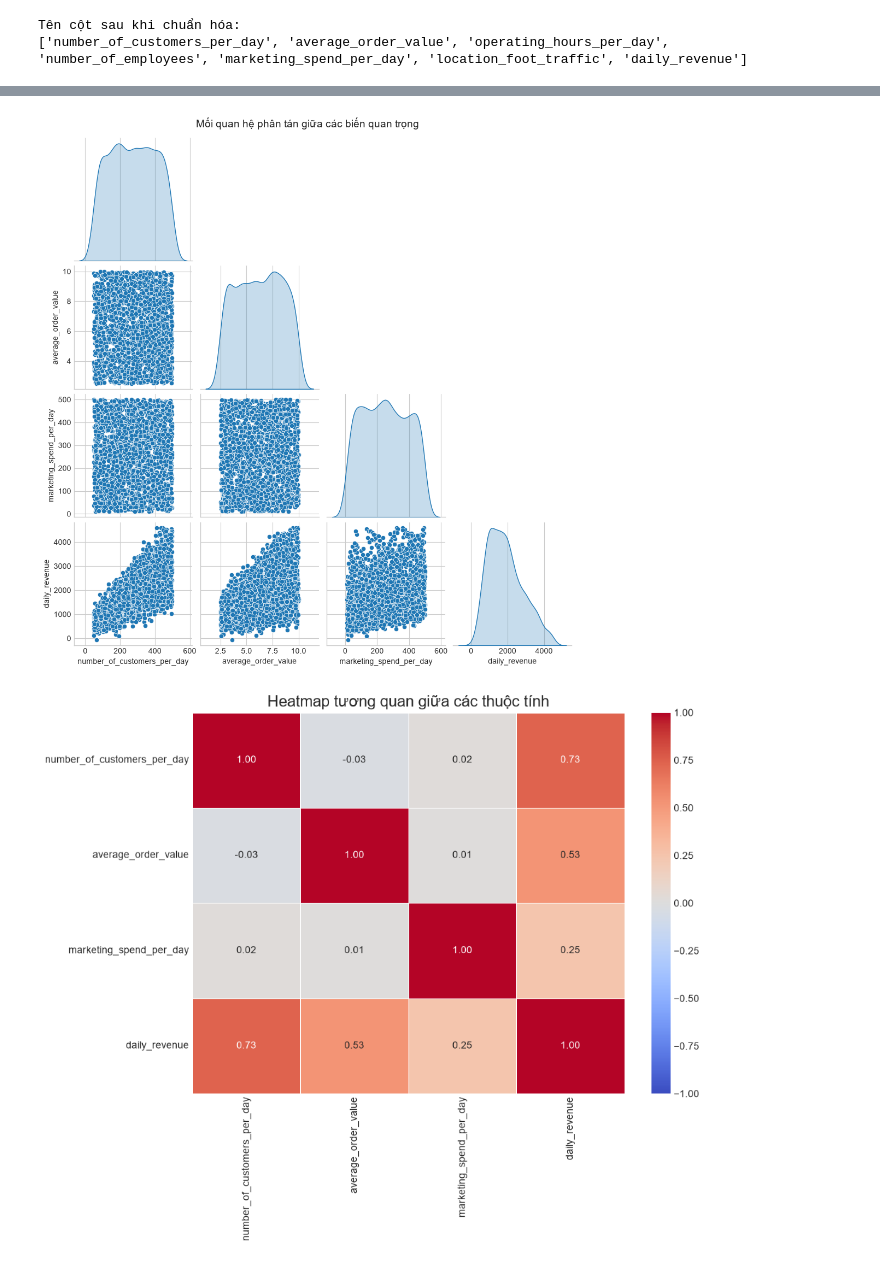
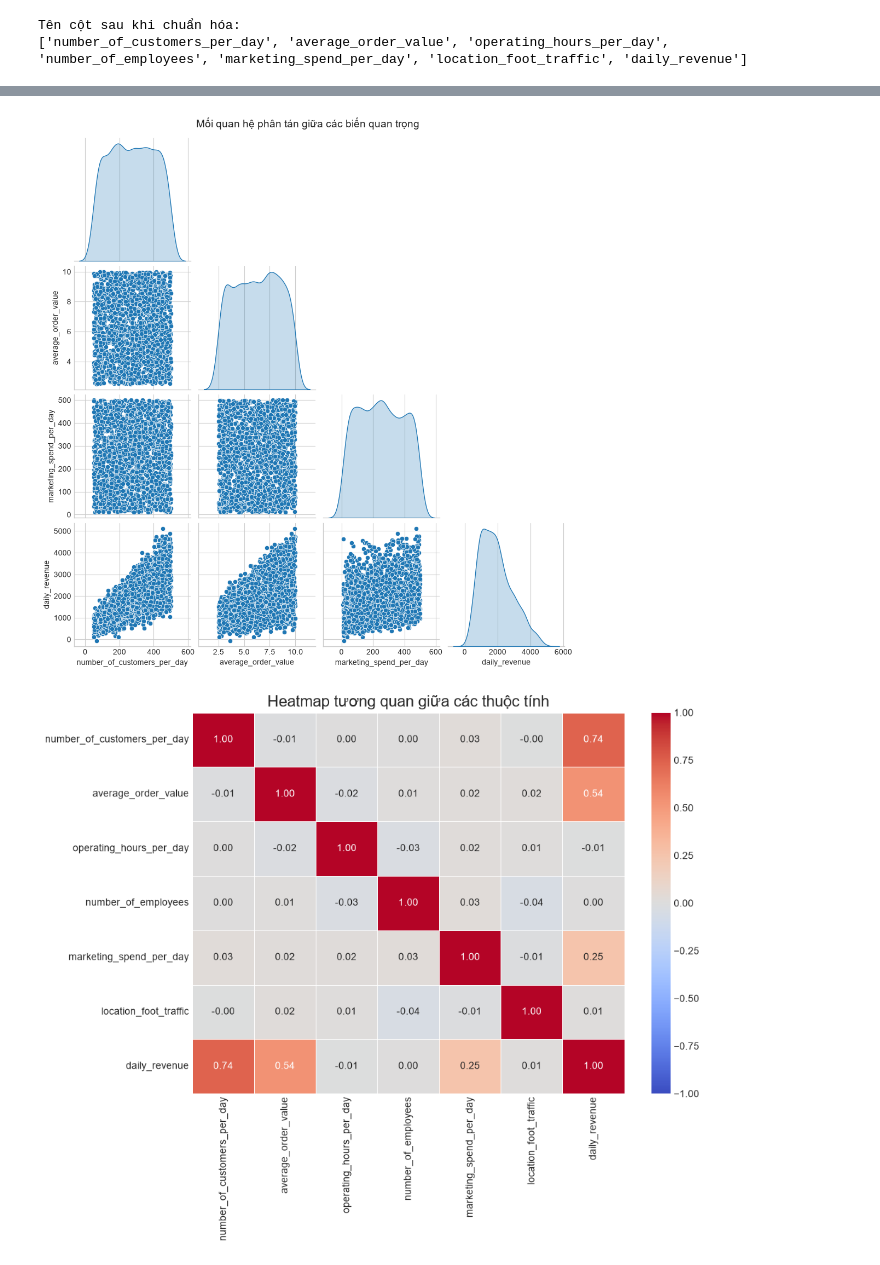
Before and after one commit to giang11082006/MAI, a Jupyter notebook: preprocessing_EDA.ipynb, the cells around one changed output, grey strips where cells are left out. Saved outputs shown, nothing was run; the diff lists cells and outputs as text; code cells hidden in the pictures.

```diff
--- a/preprocessing_EDA.ipynb
+++ b/preprocessing_EDA.ipynb
@@ -143,21 +106,21 @@ plt.show()
 # %%
 # 3. Pairplot (Xem xét phân tán của một số biến chính)
 cols_to_plot = ['number_of_customers_per_day', 'average_order_value', 'marketing_spend_per_day', 'daily_revenue']
-sns.pairplot(df_cleaned[cols_to_plot], diag_kind='kde', corner=True)
+sns.pairplot(df[cols_to_plot], diag_kind='kde', corner=True)
 plt.suptitle('Mối quan hệ phân tán giữa các biến quan trọng', y=1.02, fontsize=14)
 plt.show()
 # %% [output]
-[figure, old version]
+[figure, new version]
 # %%
 # 4. Heatmap (Ma trận tương quan)
 plt.figure(figsize=(10, 8))
-correlation_matrix = df_final.corr()
+correlation_matrix = df.corr()
 sns.heatmap(correlation_matrix, annot=True, cmap='coolwarm', fmt=".2f", linewidths=0.5, vmin=-1, vmax=1)
 plt.title('Heatmap tương quan giữa các thuộc tính', fontsize=16)
 plt.tight_layout()
 plt.show()
 # %% [output]
-[figure, old version]
+[figure, new version]
 # %%
 print("\n--- MỨC ĐỘ TƯƠNG QUAN VỚI DOANH THU (DAILY_REVENUE) ---")
 print(correlation_matrix['daily_revenue'].sort_values(ascending=False))
```
Also changed, not shown: parts of 7 cells of this notebook, 1 other file.
